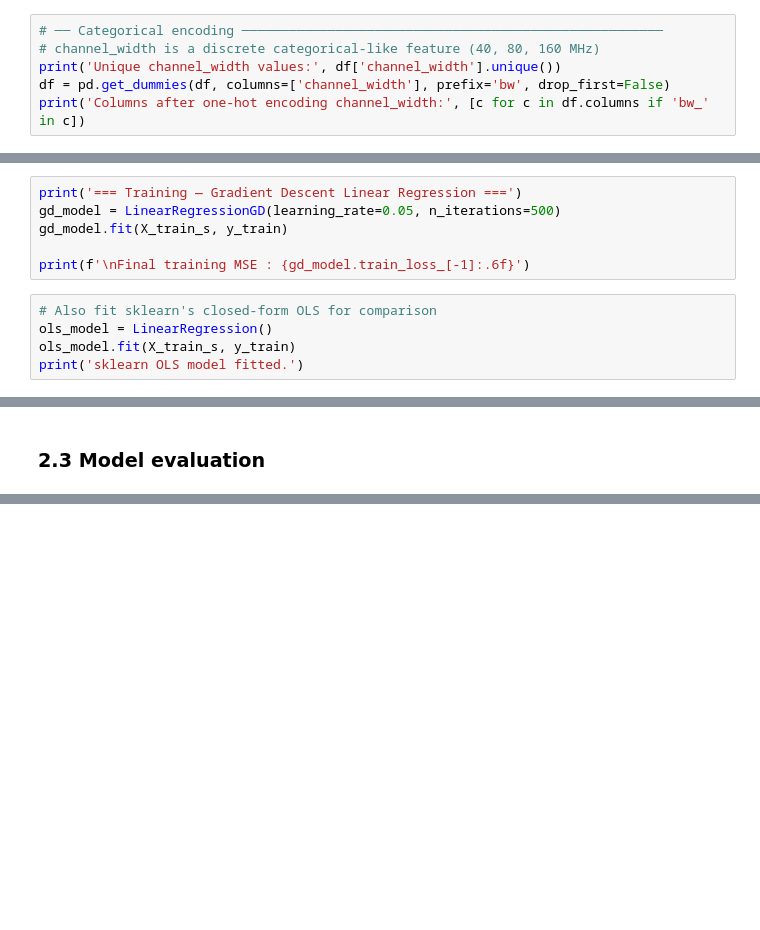
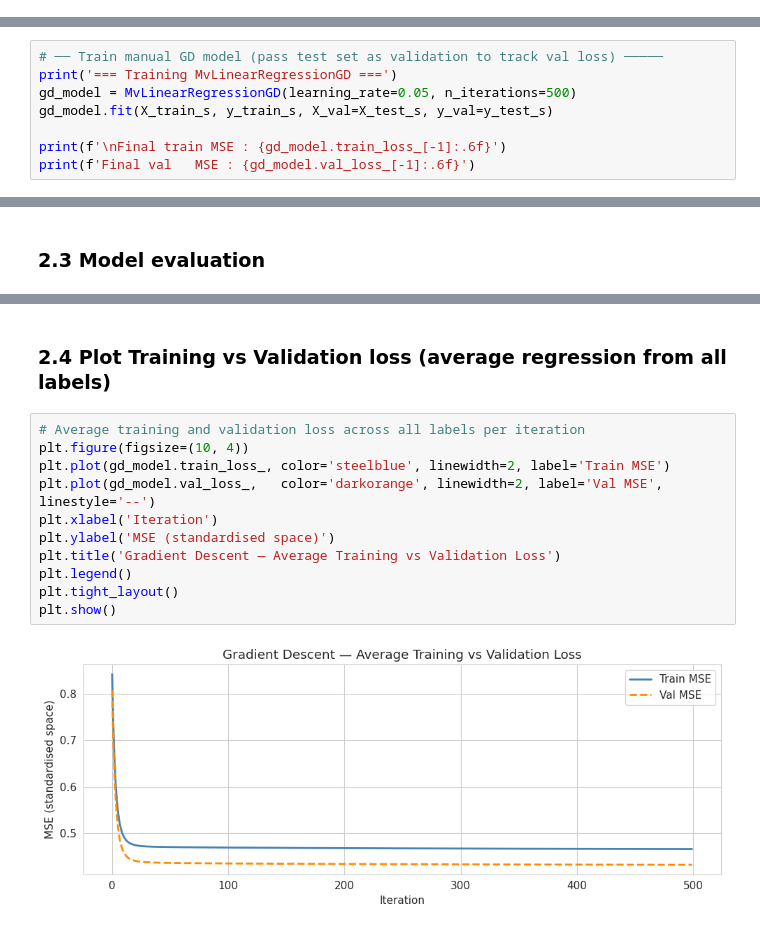
Before and after one commit to melkersvensson02/AAX-Seminars, a Jupyter notebook: AAX_Seminar_1/seminar1_wifi_regression.ipynb, the cells around one changed output, grey strips where cells are left out. Drawn from its saved outputs; the diff is of its cells as text; blank space fills up the shorter version.

```diff
--- a/AAX_Seminar_1/seminar1_wifi_regression.ipynb
+++ b/AAX_Seminar_1/seminar1_wifi_regression.ipynb
@@ -198,8 +158,2 @@ Prob_of_failure         0.383904
 # %% [markdown]
 ### 1.4 Data preprocessing
-# %%
-# ── Categorical encoding ──────────────────────────────────────────────────────
-# channel_width is a discrete categorical-like feature (40, 80, 160 MHz)
-print('Unique channel_width values:', df['channel_width'].unique())
-df = pd.get_dummies(df, columns=['channel_width'], prefix='bw', drop_first=False)
-print('Columns after one-hot encoding channel_width:', [c for c in df.columns if 'bw_' in c])
@@ -288,11 +334,8 @@ class LinearRegressionGD:
-# %%
-print('=== Training — Gradient Descent Linear Regression ===')
-gd_model = LinearRegressionGD(learning_rate=0.05, n_iterations=500)
-gd_model.fit(X_train_s, y_train)
-
-print(f'\nFinal training MSE : {gd_model.train_loss_[-1]:.6f}')
-# %%
-# Also fit sklearn's closed-form OLS for comparison
-ols_model = LinearRegression()
-ols_model.fit(X_train_s, y_train)
-print('sklearn OLS model fitted.')
+# %%
+# ── Train manual GD model (pass test set as validation to track val loss) ─────
+print('=== Training MvLinearRegressionGD ===')
+gd_model = MvLinearRegressionGD(learning_rate=0.05, n_iterations=500)
+gd_model.fit(X_train_s, y_train_s, X_val=X_test_s, y_val=y_test_s)
+
+print(f'\nFinal train MSE : {gd_model.train_loss_[-1]:.6f}')
+print(f'Final val   MSE : {gd_model.val_loss_[-1]:.6f}')
@@ -414,0 +383,15 @@ display(summary.set_index('Model').style.format('{:.6f}'))
+# %% [markdown]
+### 2.4 Plot Training vs Validation loss (average regression from all labels)
+# %%
+# Average training and validation loss across all labels per iteration
+plt.figure(figsize=(10, 4))
+plt.plot(gd_model.train_loss_, color='steelblue', linewidth=2, label='Train MSE')
+plt.plot(gd_model.val_loss_,   color='darkorange', linewidth=2, label='Val MSE', linestyle='--')
+plt.xlabel('Iteration')
+plt.ylabel('MSE (standardised space)')
+plt.title('Gradient Descent — Average Training vs Validation Loss')
+plt.legend()
+plt.tight_layout()
+plt.show()
+# %% [output]
+[figure, added]
```
Also changed, not shown: parts of 38 cells of this notebook, 1 other file.
